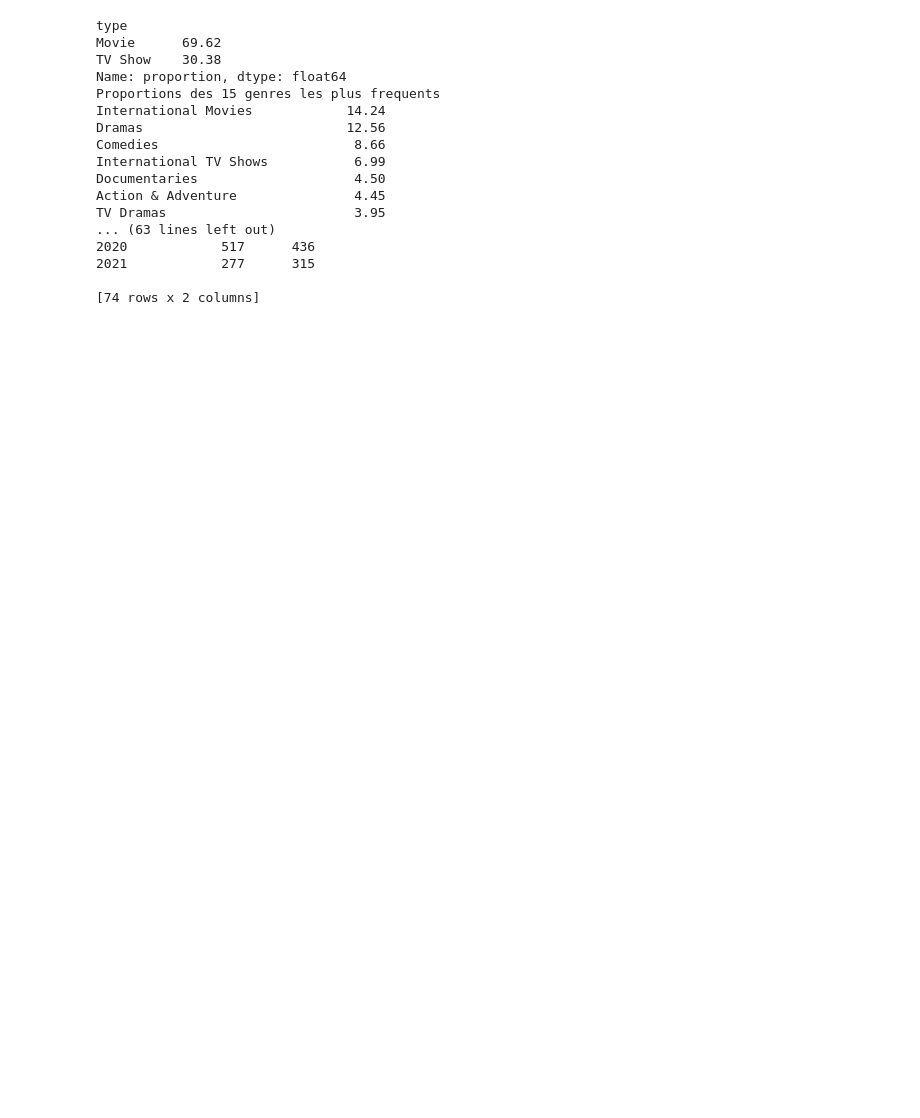
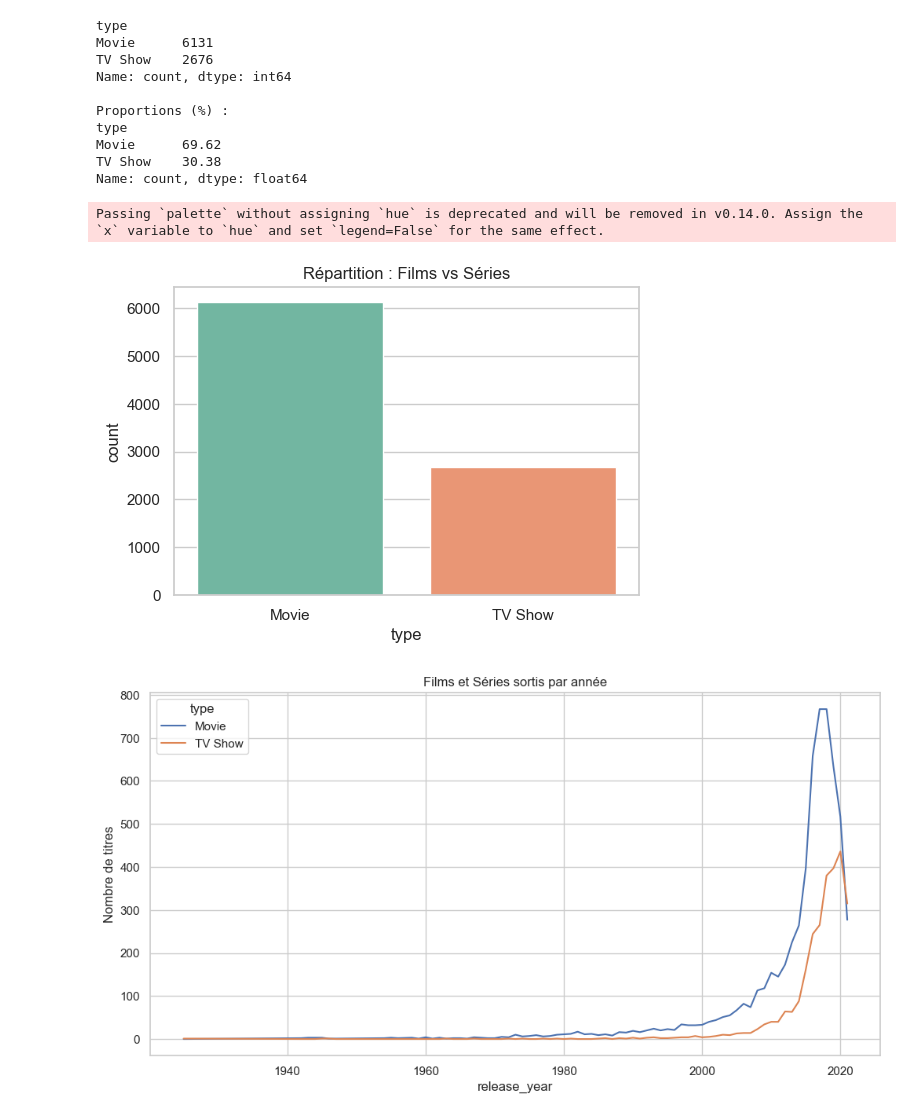
Before and after one commit to ShepherdPoggers/analyseDeDonnee, a Jupyter notebook: analyseNetflix/src/analyseNetflix.ipynb, the cells around one changed output. Cells and saved outputs as stored; diff of their text form; code cells hidden in the pictures; blank space fills up the shorter version.

```diff
--- a/analyseNetflix/src/analyseNetflix.ipynb
+++ b/analyseNetflix/src/analyseNetflix.ipynb
@@ -111,42 +105,42 @@ dtype: int64
 # %%
-#Analyse des proportions
+# SECTION 4.1 — Films vs Séries
 
-#Proportion film vs serie
-print(round(df["type"].value_counts(normalize=True) * 100, 2))
+# Nombre de films et séries
+type_counts = df["type"].value_counts()
+print(type_counts, "\n")
 
-#Proportion des genres de film
-genres = df['listed_in'].str.split(", ", expand=True).stack()
-genre_prop = round(genres.value_counts(normalize=True) * 100, 2)
-print("Proportions des 15 genres les plus frequents")
-print(genre_prop)
-print()
+# Proportion en pourcentage
+print("Proportions (%) :")
+print(round(type_counts / len(df) * 100, 2))
 
-#Proportion des pays producteurs
-countries = df['country'].str.split(", ", expand=True).stack()
-country_prop = countries.value_counts(normalize=True) * 100
-print("Proportions des 15 pays les plus frequents")
-print(country_prop)
-print()
+# Bar chart films et séries
+plt.figure(figsize=(6,4))
+sns.countplot(data=df, x="type", palette="Set2")
+plt.title("Répartition : Films vs Séries")
+plt.show()
 
-#Nombre de films/series sortis par annee
-print("Nombre de filma sortis par annee")
-print(df.groupby(['release_year', 'type'])['show_id'].count().unstack(fill_value=0))
-print()
+#Line chart temporel du nombre de films et de series sortis par annee
+
+df_year_type = df.groupby(["release_year", "type"])["show_id"].count().unstack(fill_value=0)
+
+df_year_type.plot(figsize=(12,6))
+plt.title("Films et Séries sortis par année")
+plt.ylabel("Nombre de titres")
+plt.show()
+
+df_year_type["Total"] = df_year_type.sum(axis=1)
+print(df_year_type)
 # %% [output]
+type
+Movie      6131
+TV Show    2676
+Name: count, dtype: int64
+
+Proportions (%) :
 type
 Movie      69.62
 TV Show    30.38
-Name: proportion, dtype: float64
-Proportions des 15 genres les plus frequents
-International Movies            14.24
-Dramas                          12.56
-Comedies                         8.66
-International TV Shows           6.99
-Documentaries                    4.50
-Action & Adventure               4.45
-TV Dramas                        3.95
-... (63 lines left out)
-2020            517      436
-2021            277      315
-
-[74 rows x 2 columns]
+Name: count, dtype: float64
+Passing `palette` without assigning `hue` is deprecated and will be removed in v0.14.0. Assign the `x` variable to `hue` and set `legend=False` for the same effect.
+[figure, added]
+[figure, added]
```
Also changed, not shown: parts of 11 cells of this notebook.
